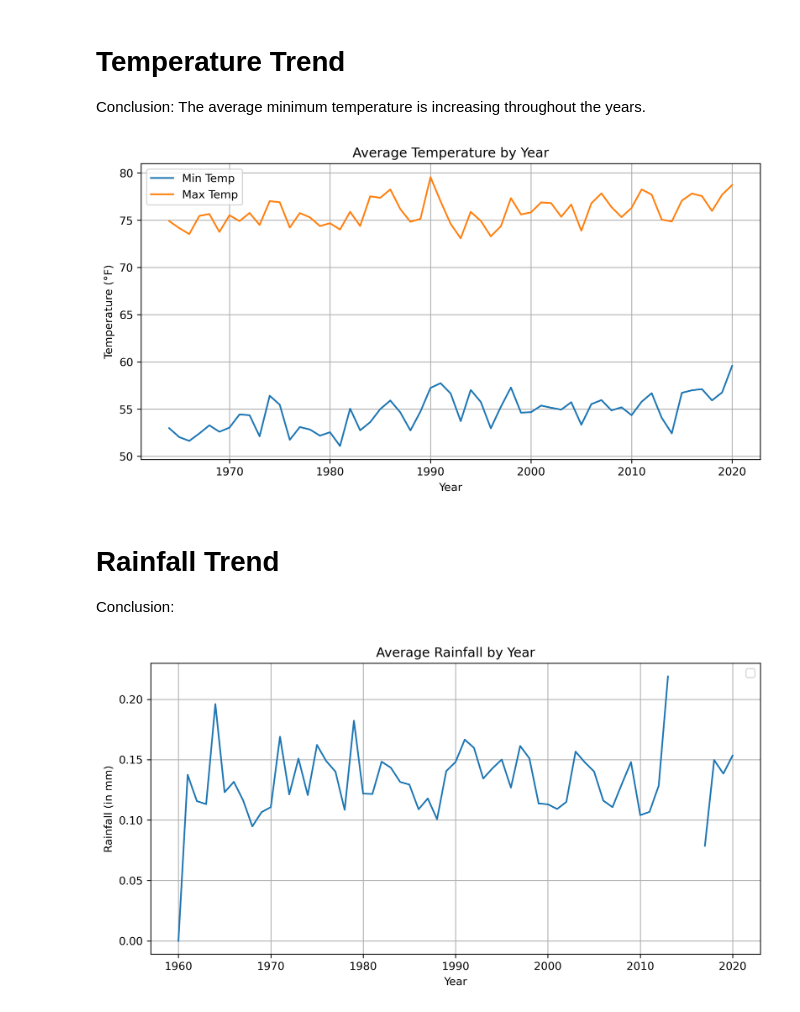
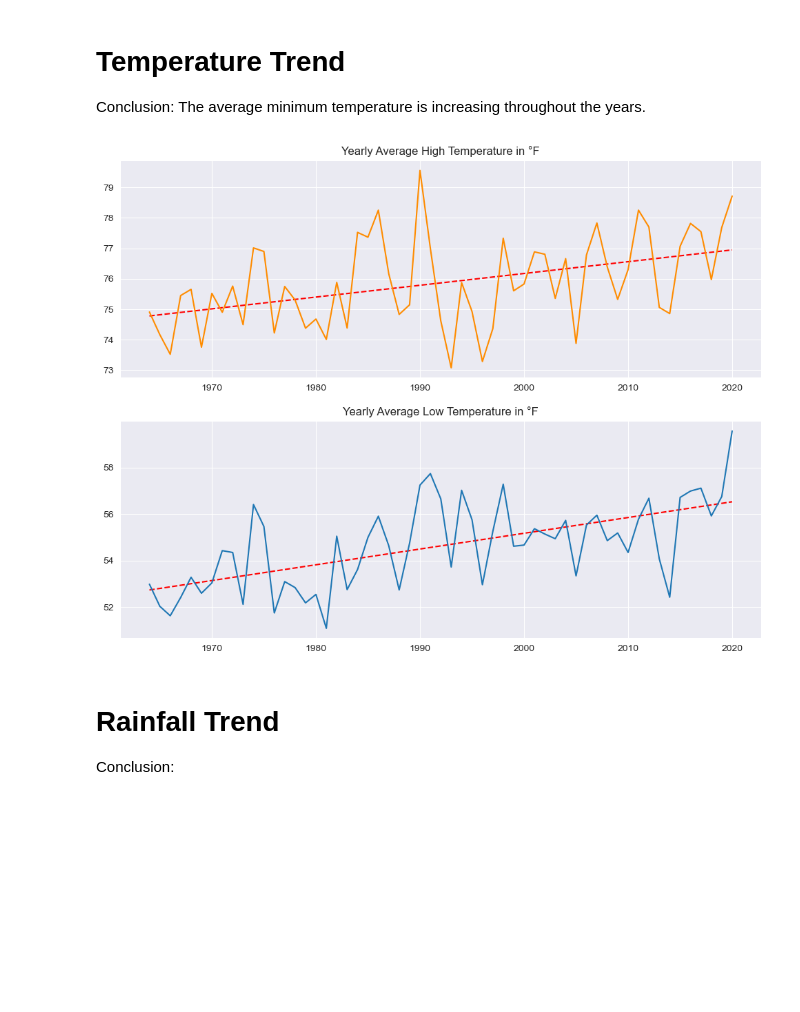
Before and after one commit to sagunraj/temp-rainfall-ds, a Jupyter notebook: temp_vs_rainfall.ipynb, the cells around one changed output. Saved outputs shown, nothing was run; the diff lists cells and outputs as text; code cells hidden in the pictures; blank space fills up the shorter version.

Commit message:
[add] adds polyfit line to show yearly average rainfall and temperature trends

```diff
--- a/temp_vs_rainfall.ipynb
+++ b/temp_vs_rainfall.ipynb
@@ -10,47 +12,30 @@ rainfall_df = pd.read_csv('dataset/Rainfall_at_SRS_30Nov1960_to_18Nov2020.csv')
 # %% [markdown]
 # Temperature Trend
 Conclusion: The average minimum temperature is increasing throughout the years.
-# %%
-temperature_df['YEAR'] = pd.to_datetime(temperature_df.DATE).dt.year
-
-temperature_df_grouped = temperature_df.groupby('YEAR').agg({'LOW TEMP': 'mean', 'HIGH TEMP': 'mean'})
-temperature_df_grouped.plot(kind='line', rot=0)
-
-plt.gcf().set_figwidth(10)
-plt.gcf().set_dpi(300)
-
-plt.xlabel('Year')
-plt.ylabel('Temperature (°F)')
-plt.title('Average Temperature by Year')
-plt.legend(['Min Temp', 'Max Temp'])
-
-plt.grid()
-plt.show()
-# %% [output]
-[figure, removed]
+# %%
+temperature_df['YEAR'] = pd.to_datetime(temperature_df.DATE).dt.year
+
+temperature_df_grouped = temperature_df.groupby('YEAR').agg({'LOW TEMP': 'mean', 'HIGH TEMP': 'mean'})
+temperature_df_grouped.rename(columns={'LOW TEMP': 'AVG_LOW_TEMP', 'HIGH TEMP': 'AVG_HIGH_TEMP'}, inplace=True)
+temperature_df_grouped.reset_index(inplace=True)
+
+fig, ax = plt.subplots(2, 1, figsize=(12, 9))
+
+z = np.polyfit(temperature_df_grouped['YEAR'], temperature_df_grouped['AVG_HIGH_TEMP'], 1)
+p = np.poly1d(z)
+ax[0].plot(temperature_df_grouped['YEAR'], p(temperature_df_grouped['YEAR']), "r--")
+ax[0].plot(temperature_df_grouped['YEAR'], temperature_df_grouped['AVG_HIGH_TEMP'], 'darkorange')
+ax[0].set_title('Yearly Average High Temperature in °F')
+
+z = np.polyfit(temperature_df_grouped['YEAR'], temperature_df_grouped['AVG_LOW_TEMP'], 1)
+p = np.poly1d(z)
+ax[1].plot(temperature_df_grouped['YEAR'], p(temperature_df_grouped['YEAR']), "r--")
+ax[1].plot(temperature_df_grouped['YEAR'], temperature_df_grouped['AVG_LOW_TEMP'])
+ax[1].set_title('Yearly Average Low Temperature in °F')
+
+plt.show()
+# %% [output]
+[figure, added]
 # %% [markdown]
 # Rainfall Trend
 Conclusion:
-# %%
-dictionary_for_agg = {}
-for col in rainfall_df.columns:
-    if col not in ['MOX', 'DATE']:
-        dictionary_for_agg[col] = 'mean'
-
-rainfall_df['YEAR'] = pd.to_datetime(rainfall_df.DATE).dt.year
-
-rainfall_df_grouped = rainfall_df.groupby('YEAR').agg(dictionary_for_agg)
-rainfall_df_grouped.plot(kind='line', rot=0)
-
-plt.gcf().set_figwidth(10)
-plt.gcf().set_dpi(300)
-
-plt.xlabel('Year')
-plt.ylabel('Rainfall (in inches)')
-plt.title('Average Rainfall by Year')
-plt.legend(list(dictionary_for_agg.keys())[:-1])
-
-plt.grid()
-plt.show()
-# %% [output]
-[figure, removed]
```
Also changed, not shown: parts of 2 cells of this notebook.
